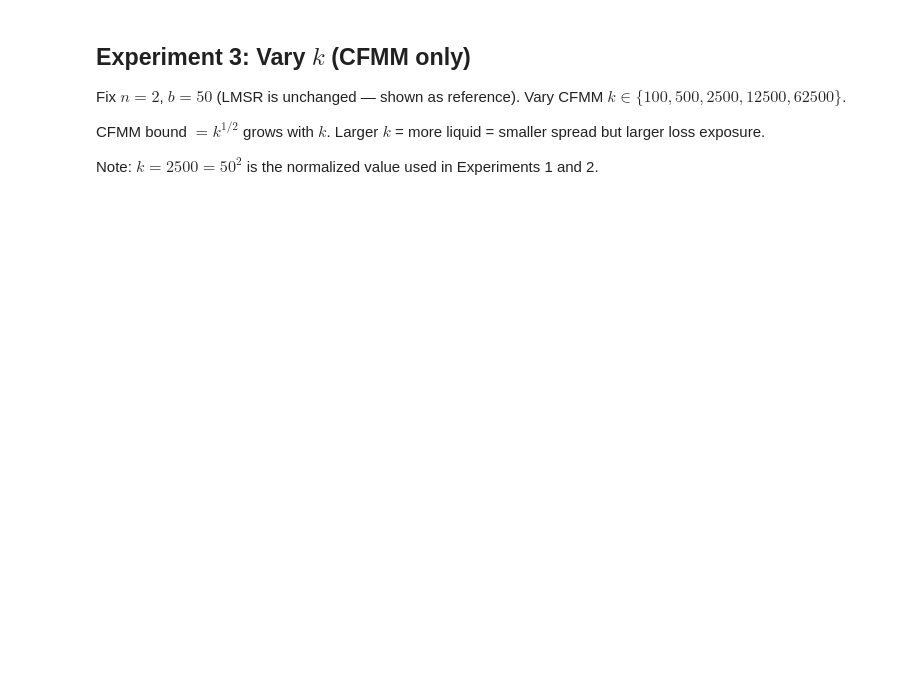
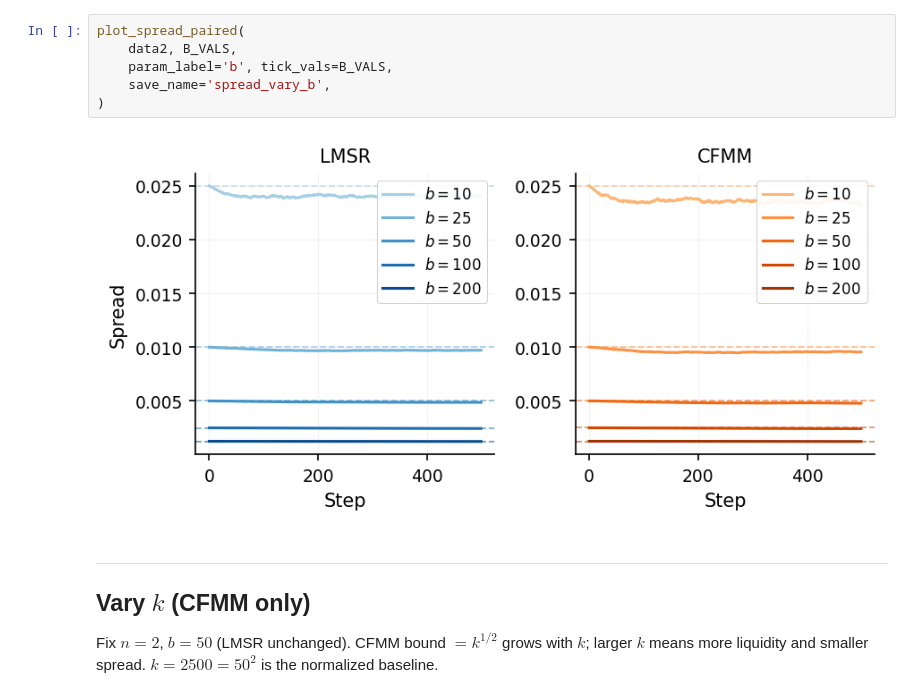
Before and after one commit to abil-nrg/automated-market-maker-comparison-study, a Jupyter notebook: ParameterStudy.ipynb, the cells around one changed output. Drawn from its saved outputs; the diff is of its cells as text; blank space fills up the shorter version.

```diff
--- a/ParameterStudy.ipynb
+++ b/ParameterStudy.ipynb
@@ -228,8 +237,13 @@ Experiment 2: Vary b
+# %%
+plot_spread_paired(
+    data2, B_VALS,
+    param_label='b', tick_vals=B_VALS,
+    save_name='spread_vary_b',
+)
+# %% [output]
+[figure, added]
 # %% [markdown]
-## Experiment 3: Vary $k$ (CFMM only)
+---
+## Vary $k$ (CFMM only)
 
-Fix $n=2$, $b=50$ (LMSR is unchanged — shown as reference). Vary CFMM $k \in \{100, 500, 2500, 12500, 62500\}$.
-
-CFMM bound $= k^{1/2}$ grows with $k$. Larger $k$ = more liquid = smaller spread but larger loss exposure.
-
-Note: $k=2500=50^2$ is the normalized value used in Experiments 1 and 2.
+Fix $n=2$, $b=50$ (LMSR unchanged). CFMM bound $= k^{1/2}$ grows with $k$; larger $k$ means more liquidity and smaller spread. $k=2500=50^2$ is the normalized baseline.
```
Also changed, not shown: parts of 16 cells of this notebook, 6 other files.
